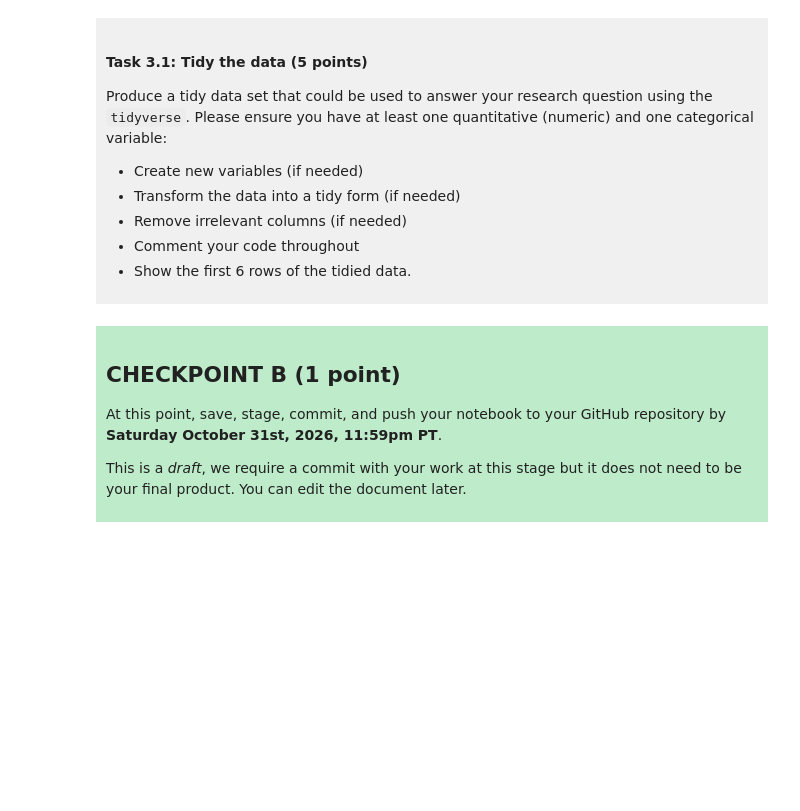
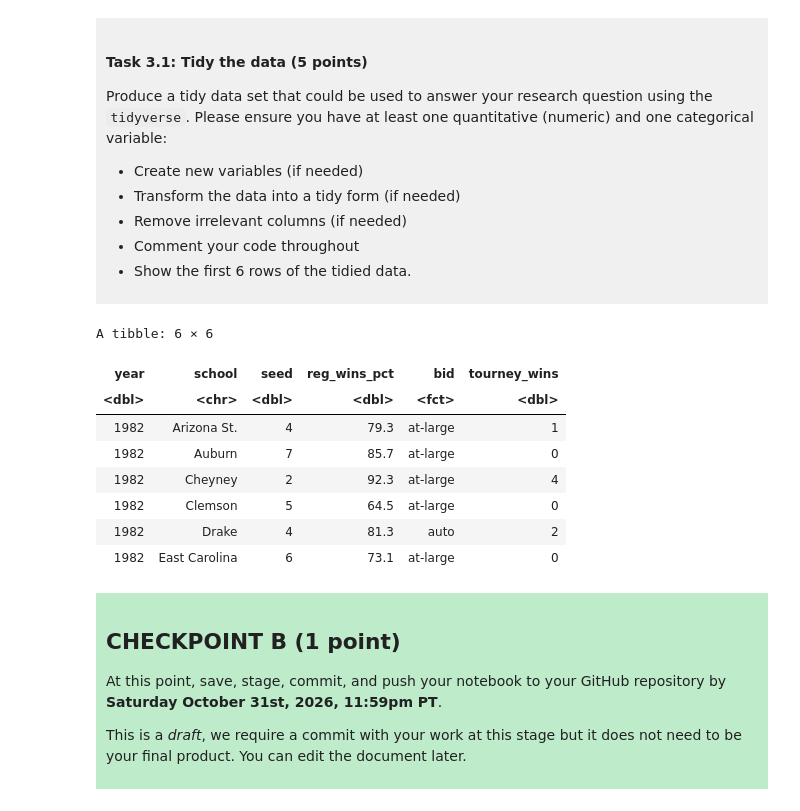
Before and after one commit to ailin20/dsci-100-project-Ailin-Wang, a Jupyter notebook: dsci-100-project-notebook.ipynb, the cells around one changed output. Drawn from its saved outputs; the diff is of its cells as text; code cells hidden in the pictures; blank space fills up the shorter version.

```diff
--- a/dsci-100-project-notebook.ipynb
+++ b/dsci-100-project-notebook.ipynb
@@ -224,7 +214,30 @@ Produce a tidy data set that could be used to answer your research question usin
 
 </div>
 # %%
-### EDIT THIS CODE CELL ###
+library(tidyverse)
+
+# Tidy the data
+ncaa_tidy <- march_madness |>
+  select(year, school, seed, reg_wins_pct, bid, tourney_wins) |> #select the variable related to the research question only
+  drop_na(seed, reg_wins_pct, tourney_wins) |> # remove missing values NA in the data
+  mutate(
+    seed = as.numeric(seed), #ensure variable types are numeric
+    reg_wins_pct = as.numeric(reg_wins_pct), #ensure variable types are numeric
+    tourney_wins = as.numeric(tourney_wins), #ensure variable types are numeric
+    bid = as.factor(bid)  # convert bid to a factor since it is a categorical variable
+  )
+
+head(ncaa_tidy)
+# %% [output]
+A tibble: 6 × 6
+| year | school | seed | reg_wins_pct | bid | tourney_wins |
+| <dbl> | <chr> | <dbl> | <dbl> | <fct> | <dbl> |
+| 1982 | Arizona St. | 4 | 79.3 | at-large | 1 |
+| 1982 | Auburn | 7 | 85.7 | at-large | 0 |
+| 1982 | Cheyney | 2 | 92.3 | at-large | 4 |
+| 1982 | Clemson | 5 | 64.5 | at-large | 0 |
+| 1982 | Drake | 4 | 81.3 | auto | 2 |
+| 1982 | East Carolina | 6 | 73.1 | at-large | 0 |
 # %% [markdown]
 <div style="background-color: #beebca; padding: 10px;">
 
```
Also changed, not shown: parts of 3 cells of this notebook.
